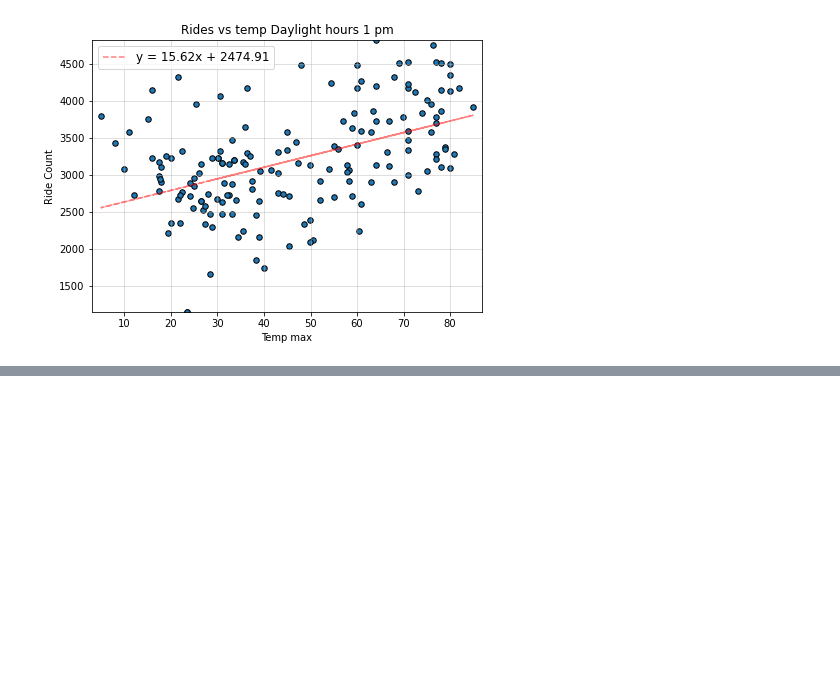
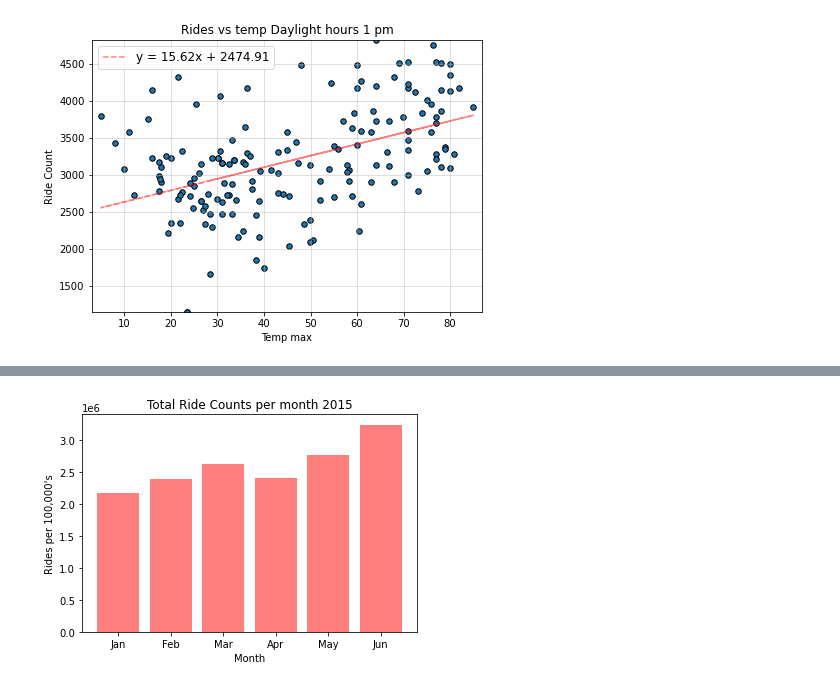
Before and after one commit to JacobTrevithick/Uber-Ride-Count-Weather-Analysis, a Jupyter notebook: Sat_Wed_Sun_Plots.ipynb, the cells around one changed output, grey strips where cells are left out. Drawn from its saved outputs; the diff is of its cells as text; code cells hidden in the pictures; blank space fills up the shorter version.

```diff
--- a/Sat_Wed_Sun_Plots.ipynb
+++ b/Sat_Wed_Sun_Plots.ipynb
@@ -135,0 +160,15 @@ The r-value is: 0.4727117755602199
+# %%
+sorted_rides_2015 = ride_count_data_2015.groupby('Month')['Ride_count'].sum()
+x_axis = np.arange(len(sorted_rides_2015))
+tick_locations = [value for value in x_axis]
+
+plt.xticks(tick_locations, ["Jan", "Feb", "Mar", "Apr", "May", "Jun"])
+
+plt.bar(x_axis, sorted_rides_2015, color='r', alpha=0.5, align="center")
+
+plt.title("Total Ride Counts per month 2015")
+plt.xlabel("Month")
+plt.ylabel("Rides per 100,000's")
+plt.show()
+# %% [output]
+[figure, added]
```
Also changed, not shown: parts of 1 cell of this notebook.
